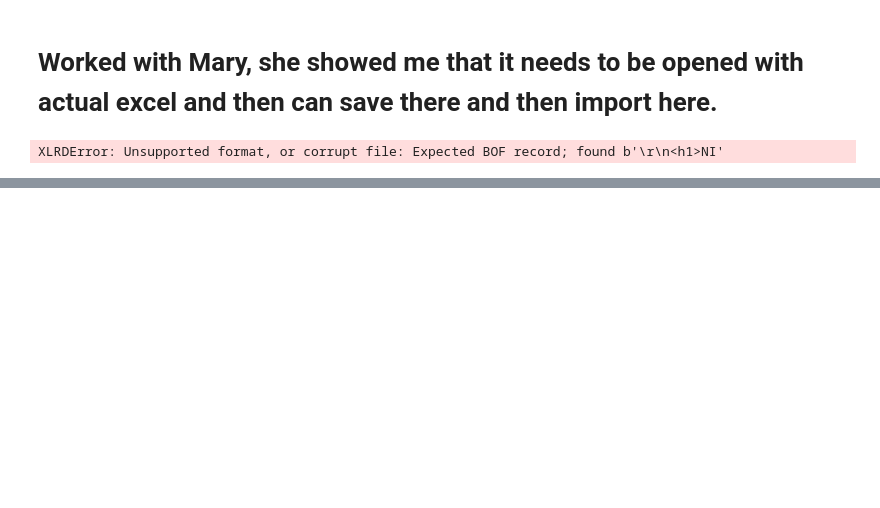
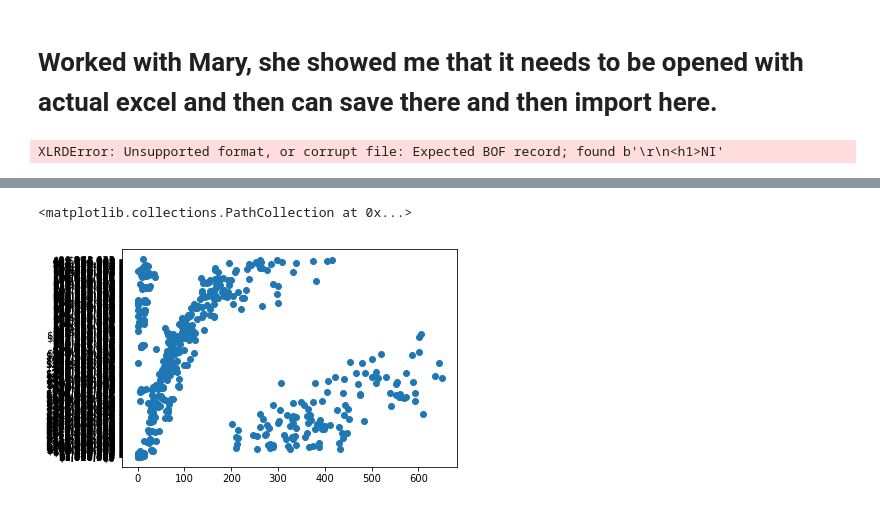
Before and after one commit to raom1/NIH-grants, a Jupyter notebook: success_rate.ipynb, the cells around one changed output, grey strips where cells are left out. Saved outputs shown, nothing was run; the diff lists cells and outputs as text; code cells hidden in the pictures; blank space fills up the shorter version.

```diff
--- a/success_rate.ipynb
+++ b/success_rate.ipynb
@@ -15,0 +163,5 @@ XLRDError: Unsupported format, or corrupt file: Expected BOF record; found b'<h1
+# %%
+plt.scatter(subset_df["Number of Applications Awarded"], subset_df["Award Amount"])
+# %% [output]
+<matplotlib.collections.PathCollection at 0x...>
+[figure, added]
```
Also changed, not shown: parts of 25 cells of this notebook.
